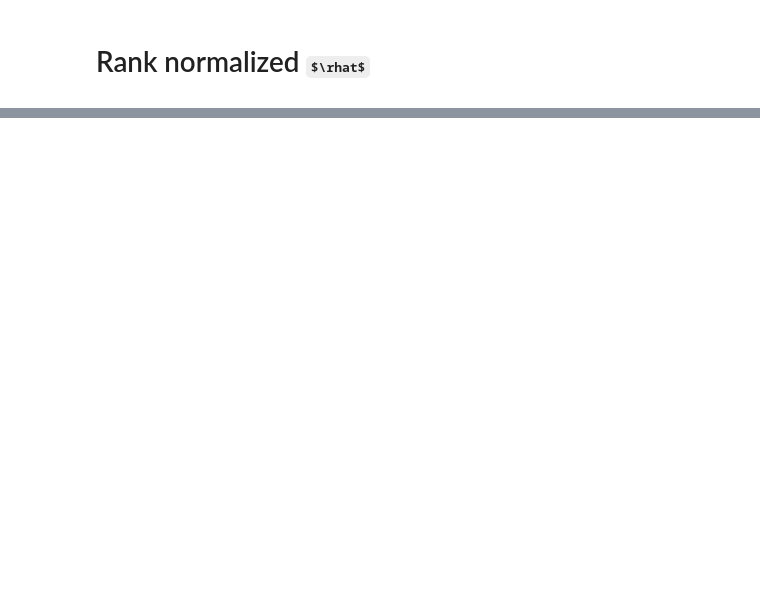
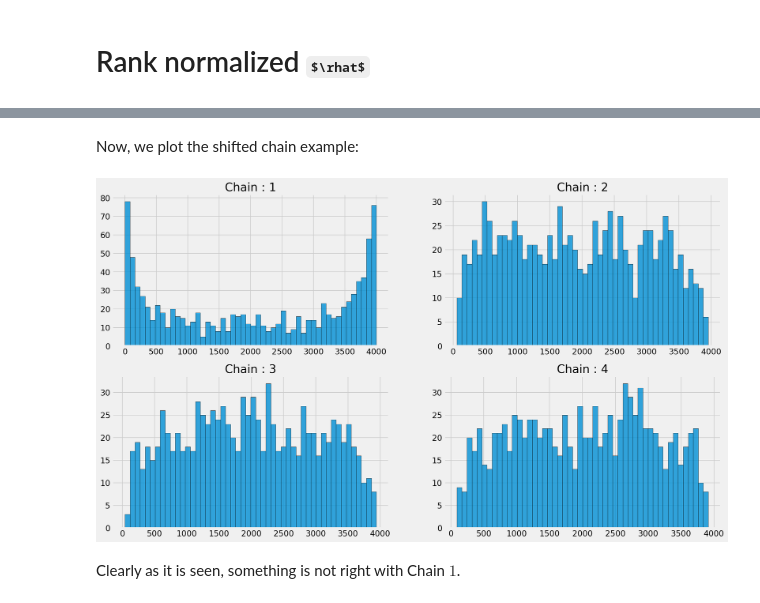
Before and after one commit to icweaver/pyHat, a Jupyter notebook: toymodel_gaussian.ipynb, the cells around one changed output, grey strips where cells are left out. Cells and saved outputs as stored; diff of their text form; code cells hidden in the pictures; some formulas as TeX source; blank space fills up the shorter version.

```diff
--- a/toymodel_gaussian.ipynb
+++ b/toymodel_gaussian.ipynb
@@ -166,0 +275,8 @@ rhat_rank_folded
+# %% [markdown]
+Now, we plot the shifted chain example:
+# %%
+utils.rankplot(trace_dvar, 4, 2, 2)
+# %% [output]
+[figure, added]
+# %% [markdown]
+Clearly as it is seen, something is not right with Chain $1$.
```
Also changed, not shown: parts of 43 cells of this notebook, 1 other file.
